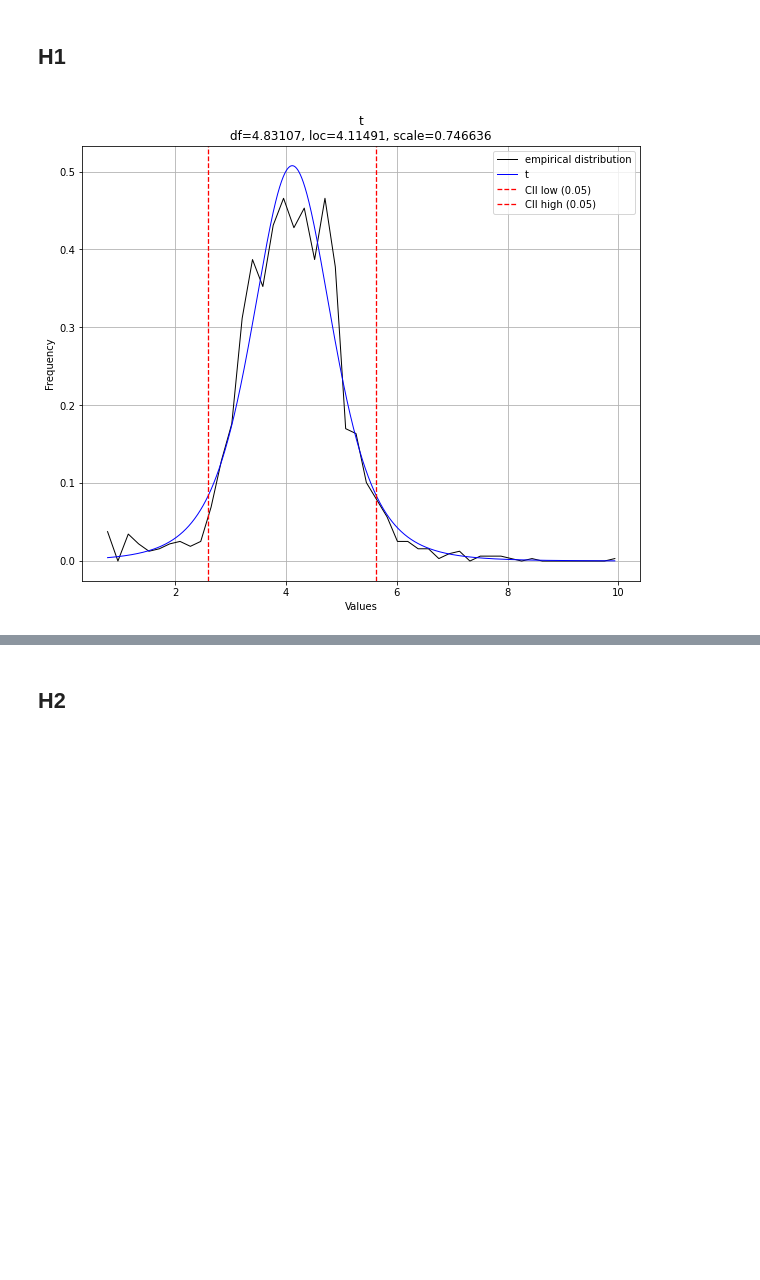
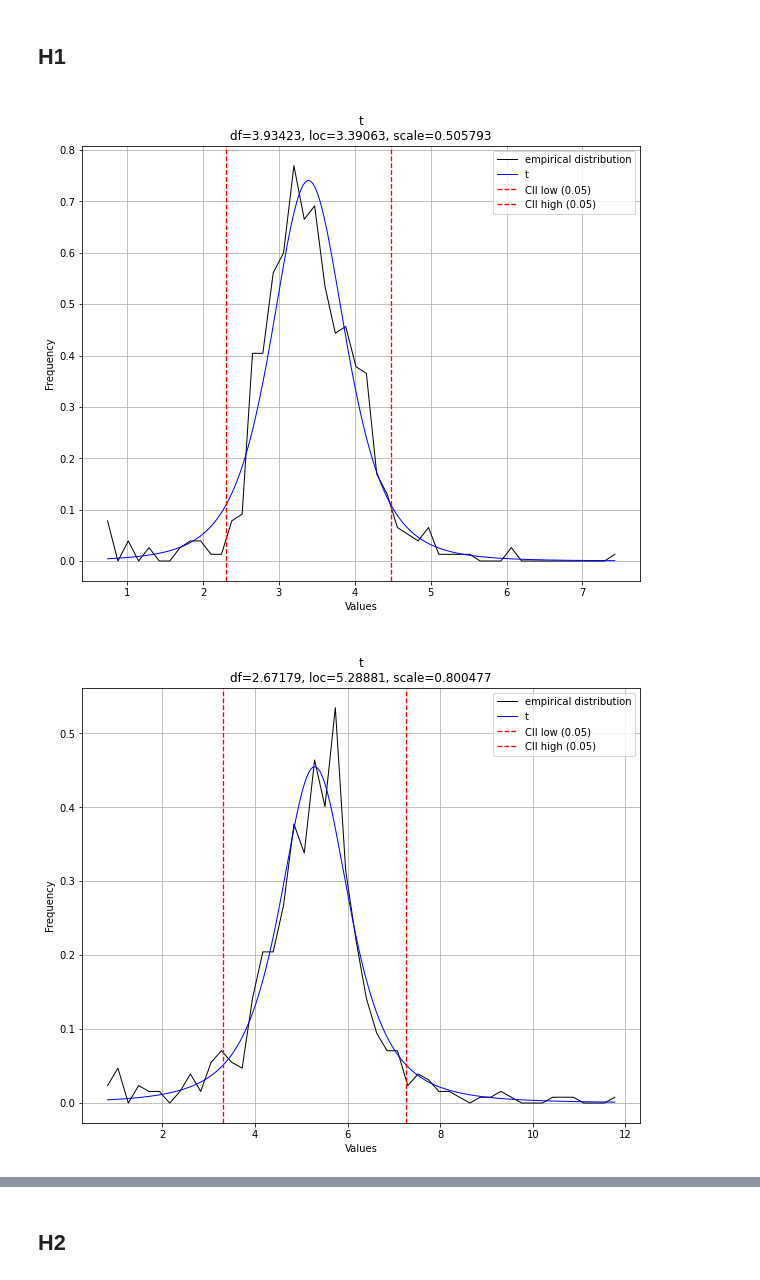
Before and after one commit to velitchko/graph-vis-evaluation-ext, a Jupyter notebook: python/Hypotheses.ipynb, the cells around one changed output, grey strips where cells are left out. Saved outputs shown, nothing was run; the diff lists cells and outputs as text; code cells hidden in the pictures; blank space fills up the shorter version.

```diff
--- a/python/Hypotheses.ipynb
+++ b/python/Hypotheses.ipynb
@@ -130,5 +179,10 @@ h1_m_df = original_df.loc[original_df['network_enc'] == 'm']
 # %%
 # step 2: check data distribution
-check_dist(box_cox(h1_nl_df['time']))
+check_dist(box_cox(h1_nl_df_t1['time']))
 # %% [output]
-[figure, old version]
+[figure, new version]
+# %%
+# step 2: check data distribution
+check_dist(box_cox(h1_nl_df_t2['time']))
+# %% [output]
+[figure, added]
```
Also changed, not shown: parts of 126 cells of this notebook.
